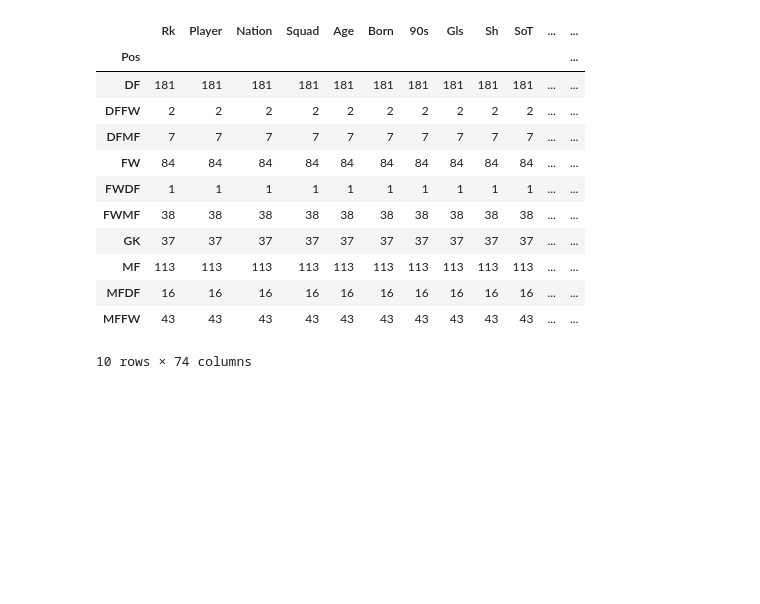
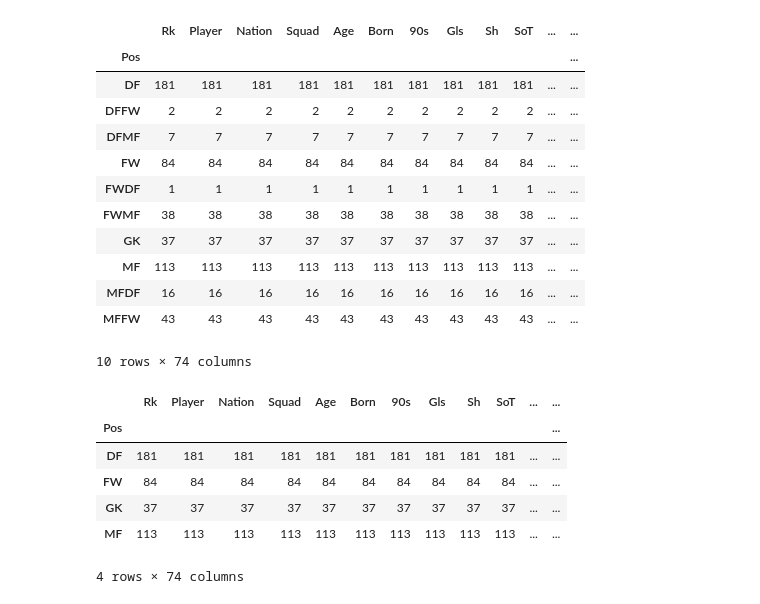
Before and after one commit to crmshr/Data-Science-Portfolio, a Jupyter notebook: EPL K-Means Clustering.ipynb, the cells around one changed output. Saved outputs shown, nothing was run; the diff lists cells and outputs as text; code cells hidden in the pictures; blank space fills up the shorter version.

```diff
--- a/EPL K-Means Clustering.ipynb
+++ b/EPL K-Means Clustering.ipynb
@@ -841,0 +786,18 @@ df.groupby('Pos').count()
+# %%
+df_4cat = df_4cat[df_4cat['Pos'] != 'FWDF']
+# %%
+df_4cat = df_4cat[df_4cat['Pos'] != 'FWMF']
+# %%
+df_4cat = df_4cat[df_4cat['Pos'] != 'MFDF']
+# %%
+df_4cat = df_4cat[df_4cat['Pos'] != 'MFFW']
+# %%
+df_4cat.groupby('Pos').count()
+# %% [output]
+|  | Rk | Player | Nation | Squad | Age | Born | 90s | Gls | Sh | SoT | ... | ... |
+| Pos |  |  |  |  |  |  |  |  |  |  |  | ... |
+| DF | 181 | 181 | 181 | 181 | 181 | 181 | 181 | 181 | 181 | 181 | ... | ... |
+| FW | 84 | 84 | 84 | 84 | 84 | 84 | 84 | 84 | 84 | 84 | ... | ... |
+| GK | 37 | 37 | 37 | 37 | 37 | 37 | 37 | 37 | 37 | 37 | ... | ... |
+| MF | 113 | 113 | 113 | 113 | 113 | 113 | 113 | 113 | 113 | 113 | ... | ... |
+4 rows × 74 columns
```
Also changed, not shown: parts of 70 cells of this notebook.
